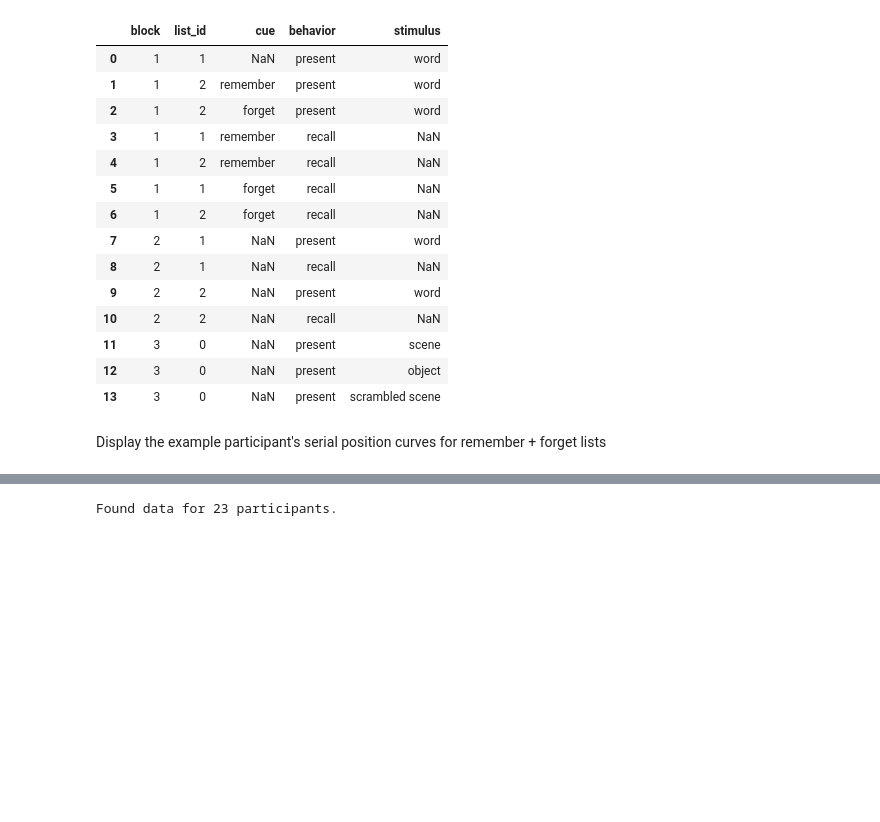
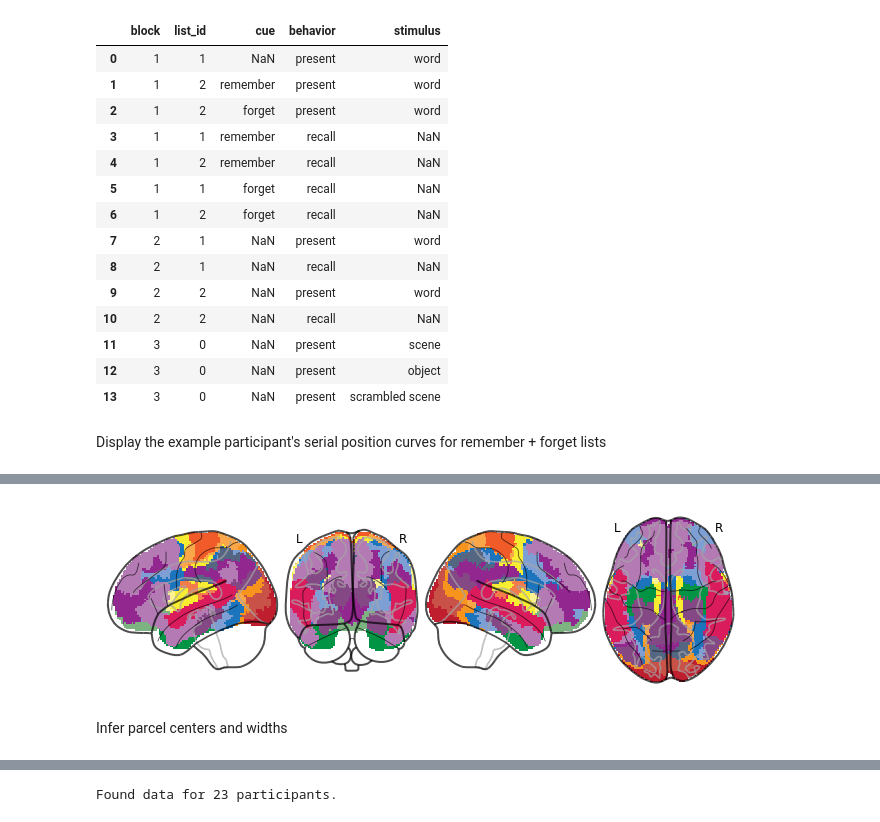
Before and after one commit to ContextLab/directed-forgetting-network-dynamics, a Jupyter notebook: code/network_analyses.ipynb, the cells around one changed output, grey strips where cells are left out. Drawn from its saved outputs; the diff is of its cells as text; code cells hidden in the pictures; blank space fills up the shorter version.

```diff
--- a/code/network_analyses.ipynb
+++ b/code/network_analyses.ipynb
@@ -170,0 +208,20 @@ def nii_fname2subj(fname):
+# %%
+parcels_fname = os.path.join(datadir, 'networks', 'Schaefer2018_1000Parcels_17Networks_order_FSLMNI152_2mm.nii.gz')
+
+# use to construct ROI averages
+mask = nlt.expand_mask(nlt.Brain_Data(parcels_fname))
+
+# use this for plotting
+nx = nlt.Brain_Data(parcels_fname)
+nx.data = np.array([key.loc[i, 'code'] for i in nx.data]).astype(float)
+networks = nx.to_nifti()
+
+fname = os.path.join(figdir, 'networks.pdf')
+nl.plotting.plot_glass_brain(networks, cmap=network_cmap, display_mode='lyrz', output_file=fname)
+
+# also display figure here
+nl.plotting.plot_glass_brain(networks, cmap=network_cmap, display_mode='lyrz');
+# %% [output]
+[figure, added]
+# %% [markdown]
+Infer parcel centers and widths
```
Also changed, not shown: parts of 47 cells of this notebook, 30 other files.
